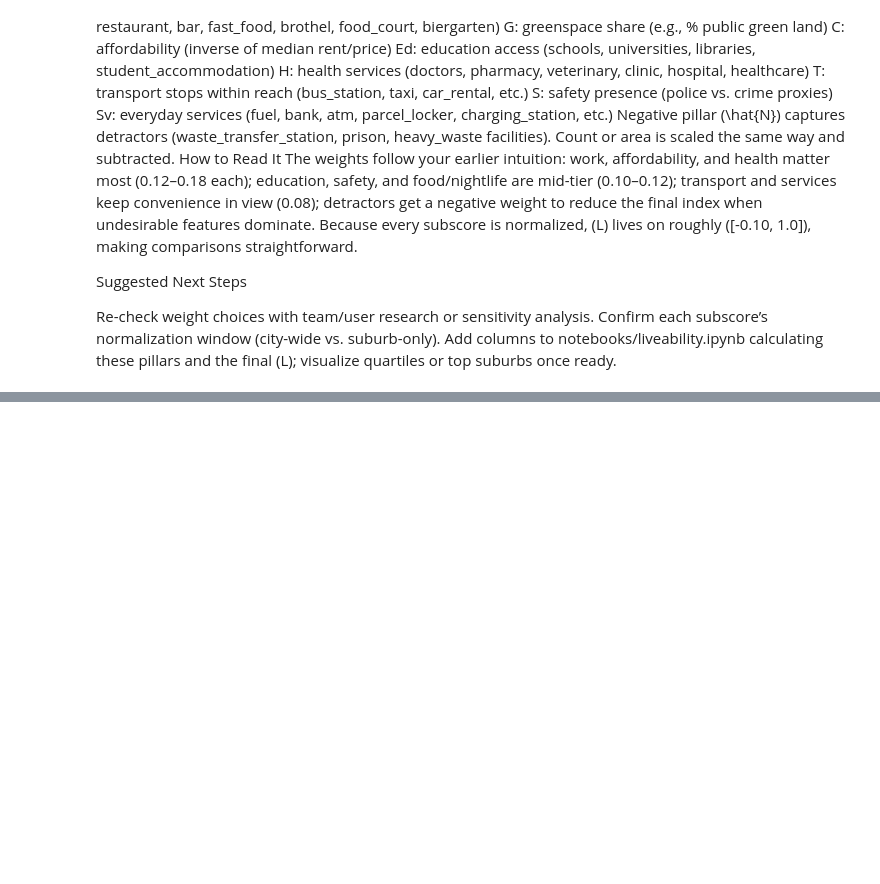
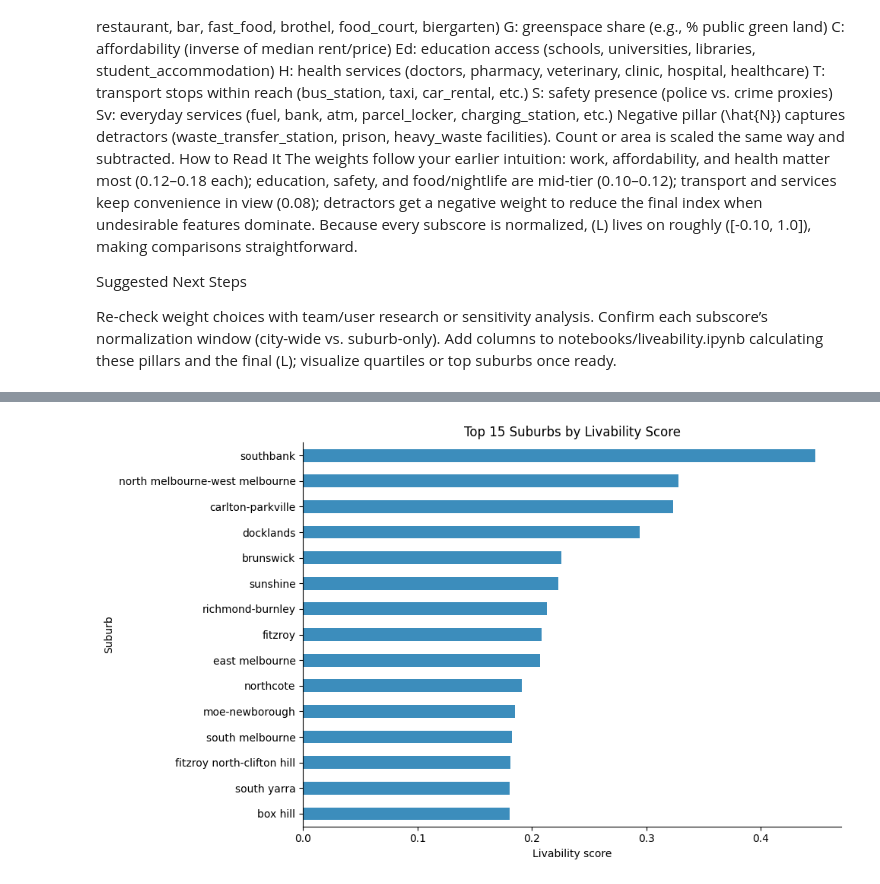
Before and after one commit to jackshee/real-estate-industry-project-public-version, a Jupyter notebook: notebooks/liveability.ipynb, the cells around one changed output, grey strips where cells are left out. Cells and saved outputs as stored; diff of their text form; code cells hidden in the pictures; blank space fills up the shorter version.

```diff
--- a/notebooks/liveability.ipynb
+++ b/notebooks/liveability.ipynb
@@ -39,0 +435,8 @@ Add columns to notebooks/liveability.ipynb calculating these pillars and the fin
+# %%
+ts_suburbs_df = pd.read_csv("../data/curated/rent_growth/panel_data_updates.csv")
+
+valid_suburbs = set(ts_suburbs_df["suburb"])
+suburb_df = suburb_df[suburb_df.index.isin(valid_suburbs)]
+
+print(len(suburb_df))  # expect 143 suburbs
+suburb_df.head()
@@ -39,0 +805,3 @@ Add columns to notebooks/liveability.ipynb calculating these pillars and the fin
+# %%
+suburb_df = suburb_df.sort_values("livability_score", ascending=False)
+suburb_df.head()
@@ -39,0 +817,29 @@ Add columns to notebooks/liveability.ipynb calculating these pillars and the fin
+# %%
+import matplotlib.pyplot as plt
+
+top_n = 15
+plot_df = suburb_df.dropna(subset=["livability_score"]).head(top_n)
+
+if plot_df.empty:
+    print("No livability scores available to plot.")
+else:
+    fig, ax = plt.subplots(figsize=(10, 6))
+    (
+        plot_df.sort_values("livability_score")
+                .plot(
+                    kind="barh",
+                    y="livability_score",
+                    ax=ax,
+                    color="#3C8DBC",
+                    legend=False,
+                )
+    )
+    ax.set_xlabel("Livability score")
+    ax.set_ylabel("Suburb")
+    ax.set_title(f"Top {len(plot_df)} Suburbs by Livability Score")
+    ax.spines["right"].set_visible(False)
+    ax.spines["top"].set_visible(False)
+    plt.tight_layout()
+    plt.show()
+# %% [output]
+[figure, added]
```
Also changed, not shown: parts of 8 cells of this notebook, 4 other files.
